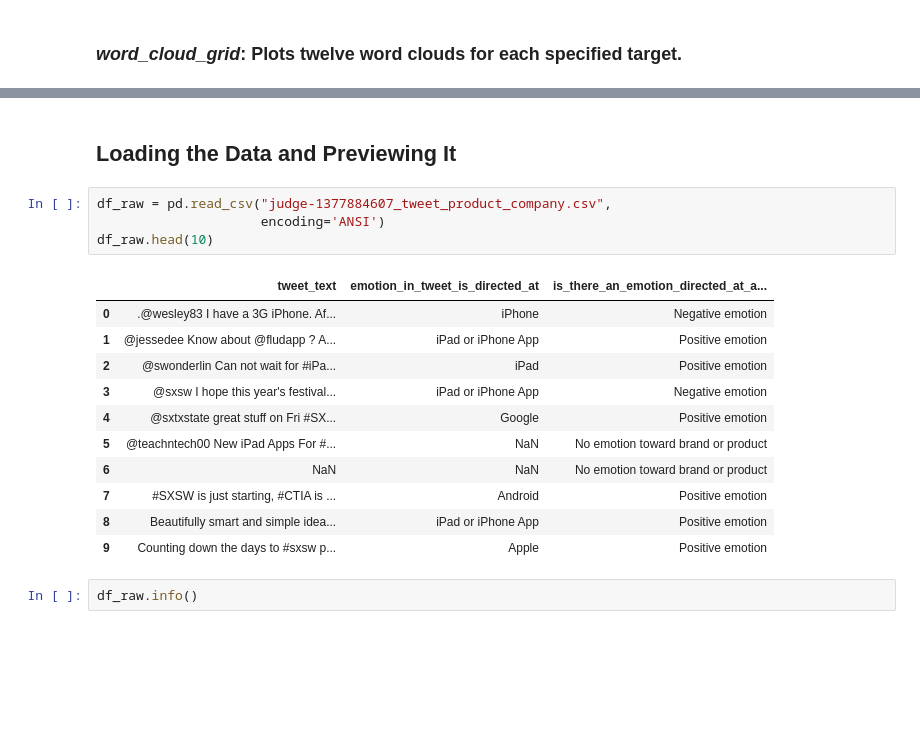
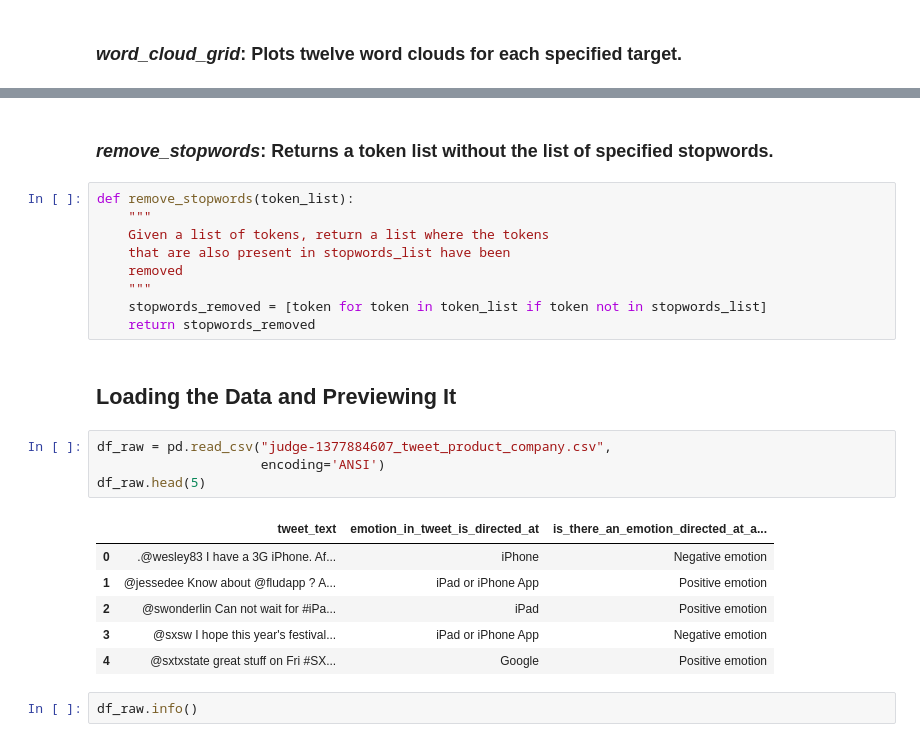
Before and after one commit to FunkyTable/Project-4-Advanced-Machine-Learning, a Jupyter notebook: student.ipynb, the cells around one changed output, grey strips where cells are left out. Cells and saved outputs as stored; diff of their text form; blank space fills up the shorter version.

```diff
--- a/student.ipynb
+++ b/student.ipynb
@@ -334,24 +329,30 @@ def word_cloud_grid(morestopwords = [], title = ''):
     if title != '':
         fig.suptitle(title, fontsize=36);
     plt.show()
+# %% [markdown]
+### *remove_stopwords*: Returns a token list without the list of specified stopwords.
+# %%
+def remove_stopwords(token_list):
+    """
+    Given a list of tokens, return a list where the tokens
+    that are also present in stopwords_list have been
+    removed
+    """
+    stopwords_removed = [token for token in token_list if token not in stopwords_list]
+    return stopwords_removed
 # %% [markdown]
 ## Loading the Data and Previewing It
 # %%
 df_raw = pd.read_csv("judge-1377884607_tweet_product_company.csv",
                      encoding='ANSI')
-df_raw.head(10)
+df_raw.head(5)
 # %% [output]
 |  | tweet_text | emotion_in_tweet_is_directed_at | is_there_an_emotion_directed_at_a... |
 | 0 | .@wesley83 I have a 3G iPhone. Af... | iPhone | Negative emotion |
 | 1 | @jessedee Know about @fludapp ? A... | iPad or iPhone App | Positive emotion |
 | 2 | @swonderlin Can not wait for #iPa... | iPad | Positive emotion |
 | 3 | @sxsw I hope this year's festival... | iPad or iPhone App | Negative emotion |
 | 4 | @sxtxstate great stuff on Fri #SX... | Google | Positive emotion |
-| 5 | @teachntech00 New iPad Apps For #... | NaN | No emotion toward brand or product |
-| 6 | NaN | NaN | No emotion toward brand or product |
-| 7 | #SXSW is just starting, #CTIA is ... | Android | Positive emotion |
-| 8 | Beautifully smart and simple idea... | iPad or iPhone App | Positive emotion |
-| 9 | Counting down the days to #sxsw p... | Apple | Positive emotion |
 # %%
 df_raw.info()
 # %% [output]
```
Also changed, not shown: parts of 110 cells of this notebook.
